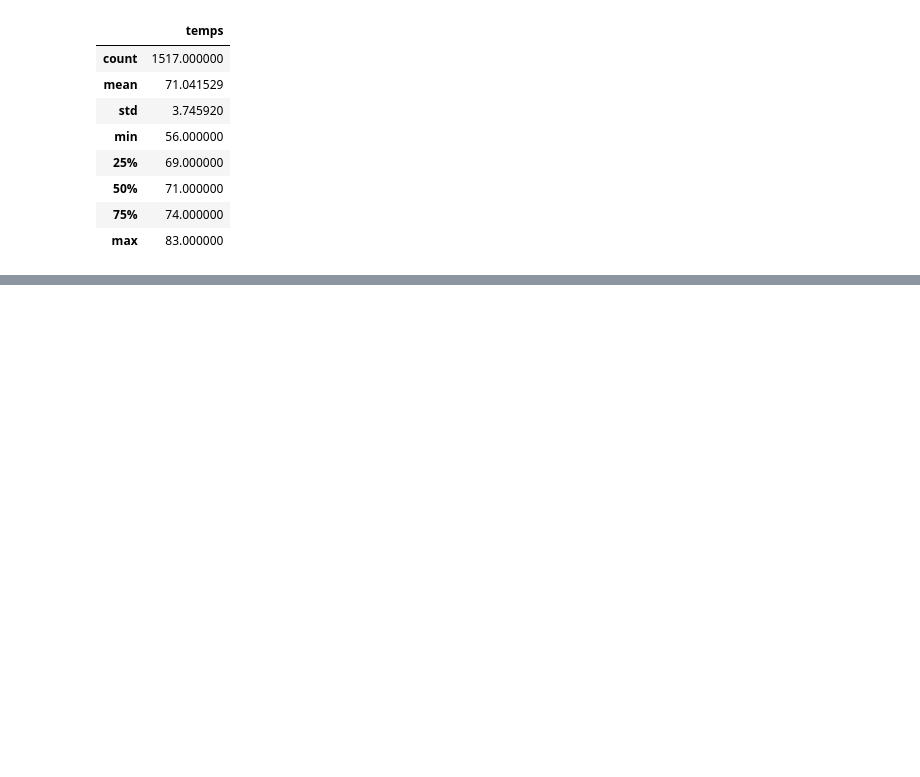
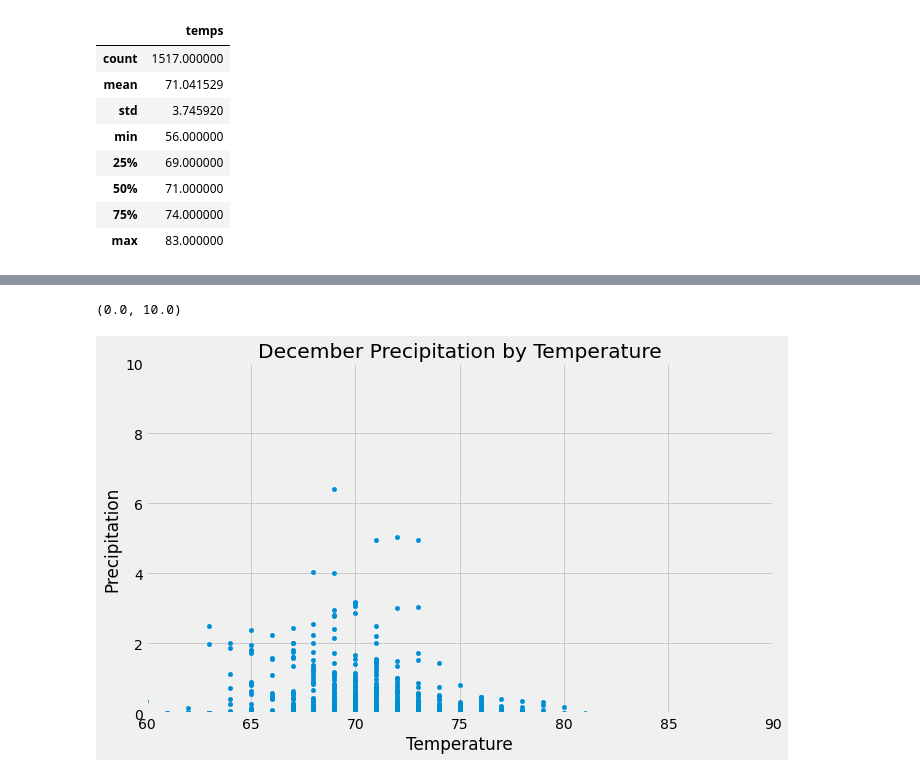
Before and after one commit to jwolfe27/Surfs_Up, a Jupyter notebook: SurfsUp_Challenge.ipynb, the cells around one changed output, grey strips where cells are left out. Saved outputs shown, nothing was run; the diff lists cells and outputs as text; code cells hidden in the pictures; blank space fills up the shorter version.

```diff
--- a/SurfsUp_Challenge.ipynb
+++ b/SurfsUp_Challenge.ipynb
@@ -126,0 +159,5 @@ dec_temps_df.describe()
+# %%
+# December Precipitation amounts by Temp
+dec_temp_precip = session.query(Measurement.tobs, Measurement.prcp).filter(extract('month', Measurement.date) == 12).all()
+dec_temp_precip_df = pd.DataFrame(dec_temp_precip)
+dec_temp_precip_df.describe()
@@ -126,0 +174,12 @@ dec_temps_df.describe()
+# %%
+dec_temp_precip_df = pd.DataFrame(dec_temp_precip, columns = ['tobs', 'prcp'])
+dec_temp_precip_df = dec_temp_precip_df.dropna()
+dec_temp_precip_df.plot.scatter('tobs', 'prcp', figsize=(10,6))
+plt.title("December Precipitation by Temperature")
+plt.ylabel("Precipitation")
+plt.xlabel("Temperature")
+plt.xlim([60, 90])
+plt.ylim([0, 10])
+# %% [output]
+(0.0, 10.0)
+[figure, added]
```
Also changed, not shown: parts of 4 cells of this notebook, 4 other files.
